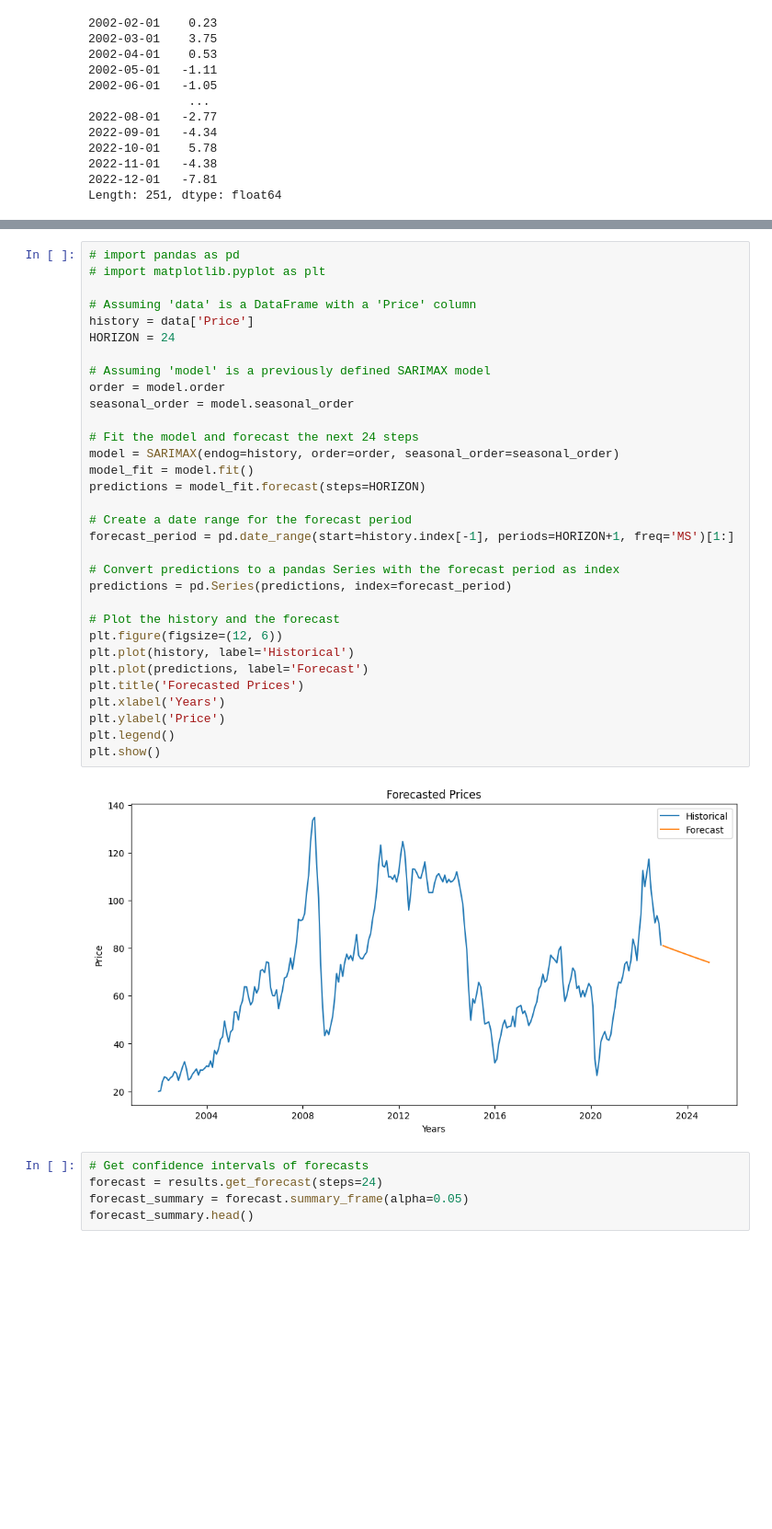
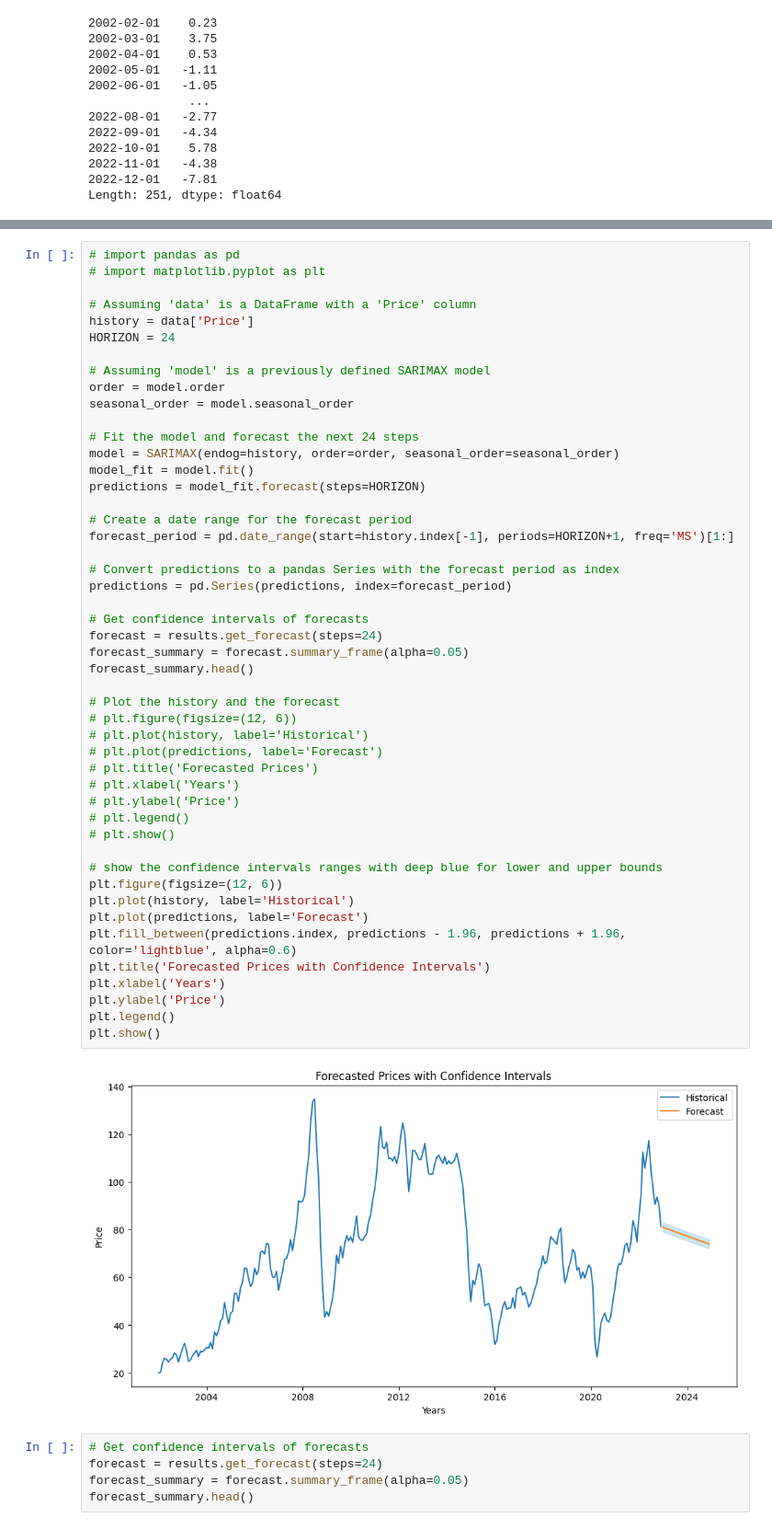
Before and after one commit to jnopareboateng/ml-library, a Jupyter notebook: crude-oil-forecast/arima_full.ipynb, the cells around one changed output, grey strips where cells are left out. Shown at 92% size. Drawn from its saved outputs; the diff is of its cells as text; blank space fills up the shorter version.

```diff
--- a/crude-oil-forecast/arima_full.ipynb
+++ b/crude-oil-forecast/arima_full.ipynb
@@ -310,35 +310,51 @@ Warnings:
 # import matplotlib.pyplot as plt
 
 # Assuming 'data' is a DataFrame with a 'Price' column
 history = data['Price']
 HORIZON = 24
 
 # Assuming 'model' is a previously defined SARIMAX model
 order = model.order
 seasonal_order = model.seasonal_order
 
 # Fit the model and forecast the next 24 steps
 model = SARIMAX(endog=history, order=order, seasonal_order=seasonal_order)
 model_fit = model.fit()
 predictions = model_fit.forecast(steps=HORIZON)
 
 # Create a date range for the forecast period
 forecast_period = pd.date_range(start=history.index[-1], periods=HORIZON+1, freq='MS')[1:]
 
 # Convert predictions to a pandas Series with the forecast period as index
 predictions = pd.Series(predictions, index=forecast_period)
 
+# Get confidence intervals of forecasts
+forecast = results.get_forecast(steps=24)
+forecast_summary = forecast.summary_frame(alpha=0.05)
+forecast_summary.head()
+
 # Plot the history and the forecast
+# plt.figure(figsize=(12, 6))
+# plt.plot(history, label='Historical')
+# plt.plot(predictions, label='Forecast')
+# plt.title('Forecasted Prices')
+# plt.xlabel('Years')
+# plt.ylabel('Price')
+# plt.legend()
+# plt.show()
+
+# show the confidence intervals ranges with deep blue for lower and upper bounds
 plt.figure(figsize=(12, 6))
 plt.plot(history, label='Historical')
 plt.plot(predictions, label='Forecast')
-plt.title('Forecasted Prices')
+plt.fill_between(predictions.index, predictions - 1.96, predictions + 1.96, color='lightblue', alpha=0.6)
+plt.title('Forecasted Prices with Confidence Intervals')
 plt.xlabel('Years')
 plt.ylabel('Price')
 plt.legend()
 plt.show()
 # %% [output]
-[figure, old version]
+[figure, new version]
 # %%
 # Get confidence intervals of forecasts
 forecast = results.get_forecast(steps=24)
```
Also changed, not shown: parts of 5 cells of this notebook, 1 other file.
